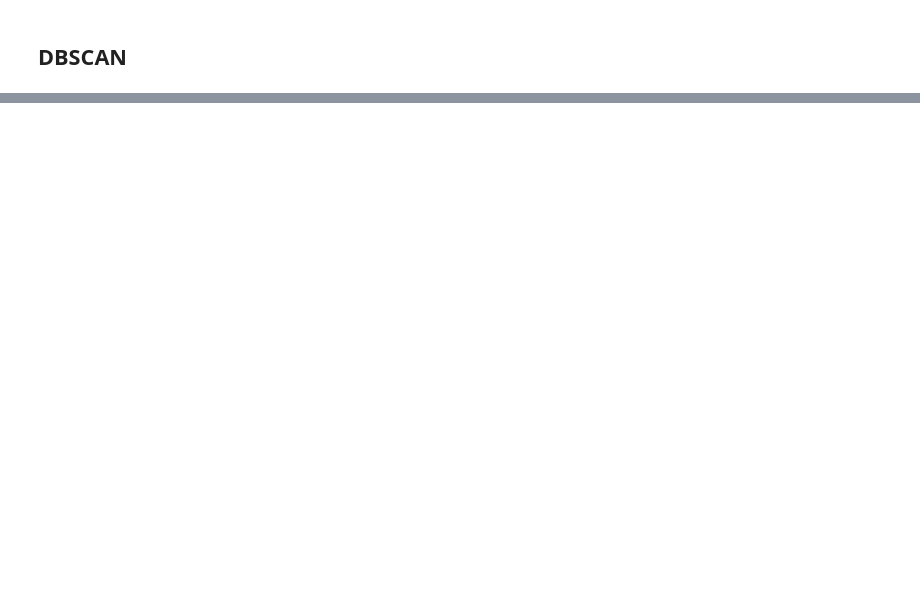
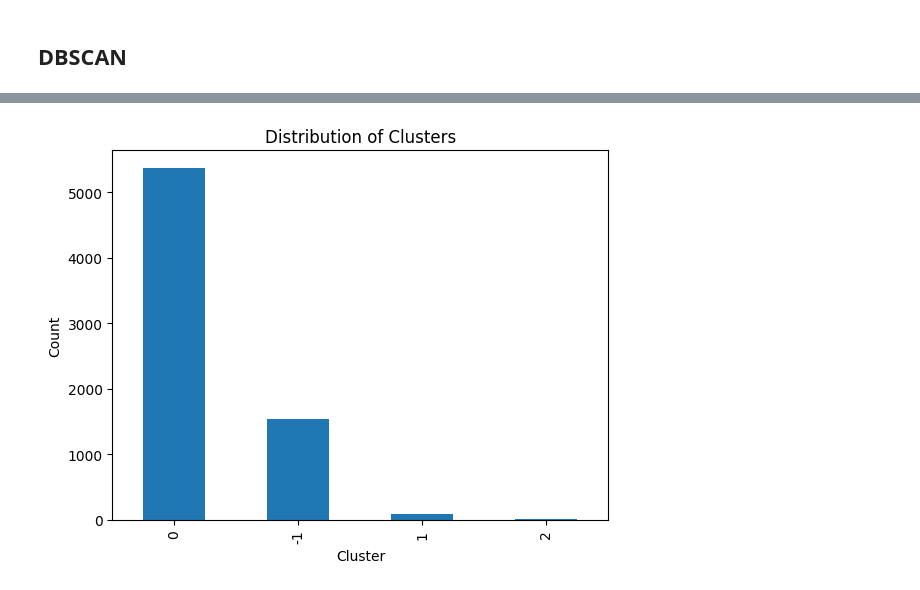
Before and after one commit to davisf20/characterization-of-user-misbehavior-in-online-social-media, a Jupyter notebook: notebooks/clusteringAnalysis.ipynb, the cells around one changed output, grey strips where cells are left out. Cells and saved outputs as stored; diff of their text form; code cells hidden in the pictures; blank space fills up the shorter version.

```diff
--- a/notebooks/clusteringAnalysis.ipynb
+++ b/notebooks/clusteringAnalysis.ipynb
@@ -91,0 +86,15 @@ ValueError: Length of values (6149) does not match length of index (7010)
+# %%
+# Eseguiamo DBSCAN sui dati
+db = DBSCAN(eps=0.3, min_samples=10).fit(core_users_standardized)
+
+# Aggiungi le etichette dei cluster ai dati
+core_users_clustering['db_cluster'] = db.labels_
+
+# Visualizza la distribuzione dei cluster
+core_users_clustering['db_cluster'].value_counts().plot(kind='bar')
+plt.xlabel('Cluster')
+plt.ylabel('Count')
+plt.title('Distribution of Clusters')
+plt.show()
+# %% [output]
+[figure, added]
```
Also changed, not shown: parts of 10 cells of this notebook.
